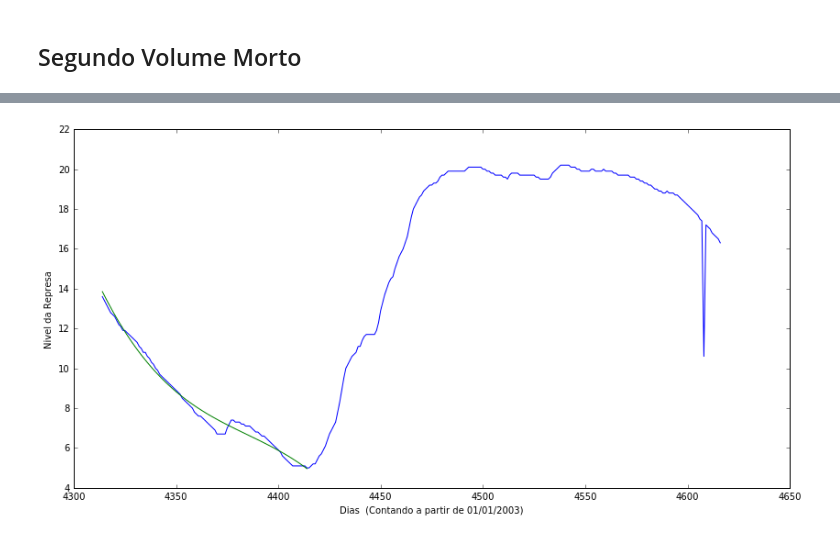
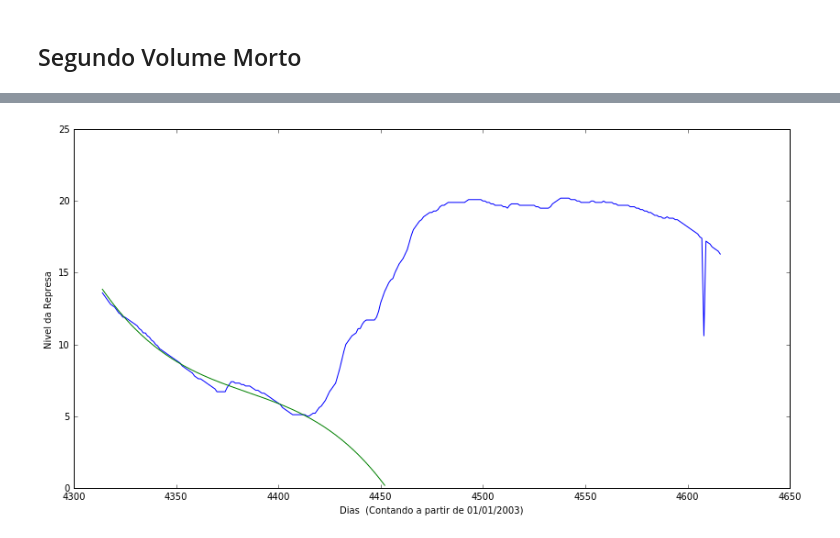
Before and after one commit to faciolihenrique/ms211, a Jupyter notebook: proj1.ipynb, the cells around one changed output, grey strips where cells are left out. Cells and saved outputs as stored; diff of their text form; code cells hidden in the pictures.

```diff
--- a/proj1.ipynb
+++ b/proj1.ipynb
@@ -141,12 +213,8 @@ No dia 4264 - 0 para a função o volume real era de: 10.6
 # %%
-coeficientes = np.polyfit(dias[4314:4415],niveis[4314:4415],3)
-polinomio = np.poly1d(coeficientes)
-
-
-plt.plot(dias[4314:], niveis[4314:], dias[4314:4415], polinomio(dias[4314:4415]))
+plt.plot(dias[4314:], niveis[4314:], dias[4314:4453], polinomio(dias[4314:4453]))
 plt.ylabel('Nivel da Represa')
 plt.xlabel('Dias  (Contando a partir de 01/01/2003)')
 plt.gcf().set_size_inches(14,7)
 plt.show()
 # %% [output]
-[figure, old version]
+[figure, new version]
```
Also changed, not shown: parts of 32 cells of this notebook.
